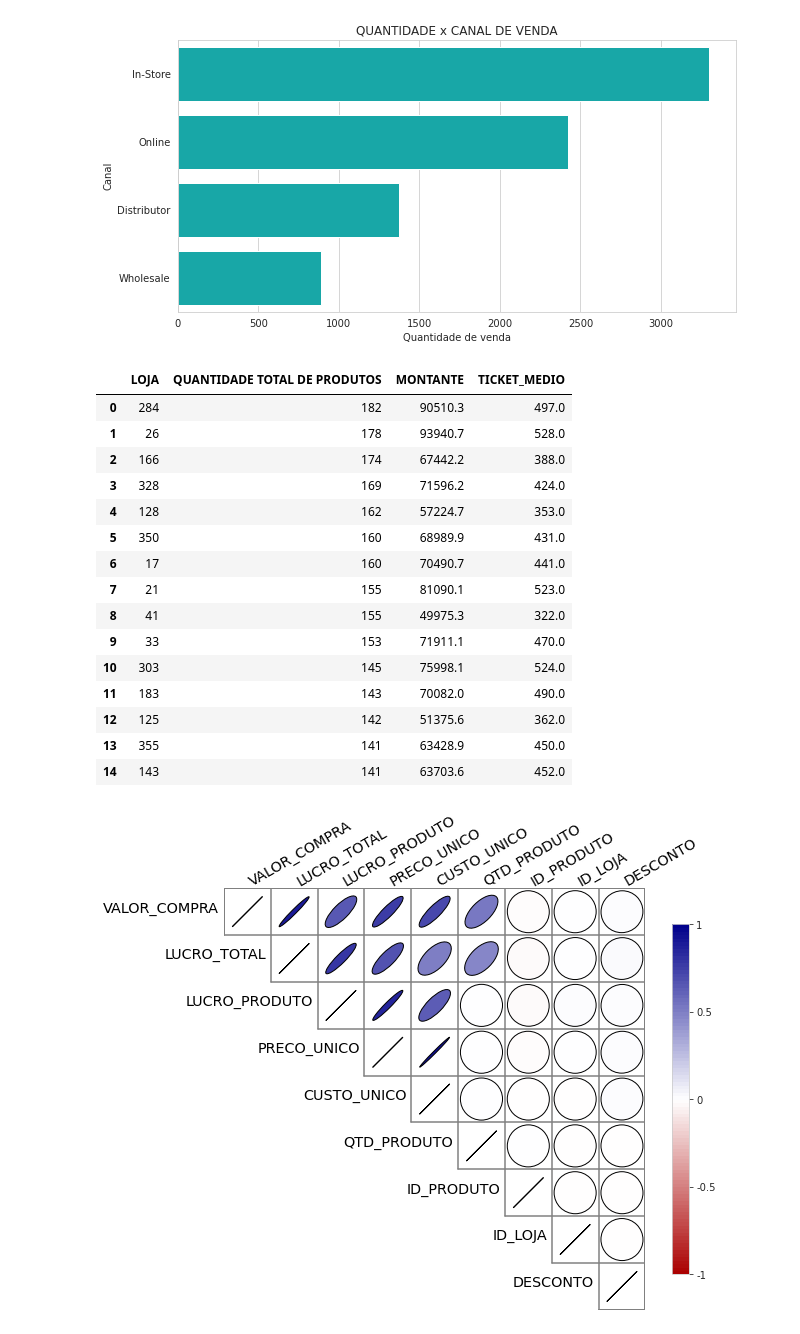
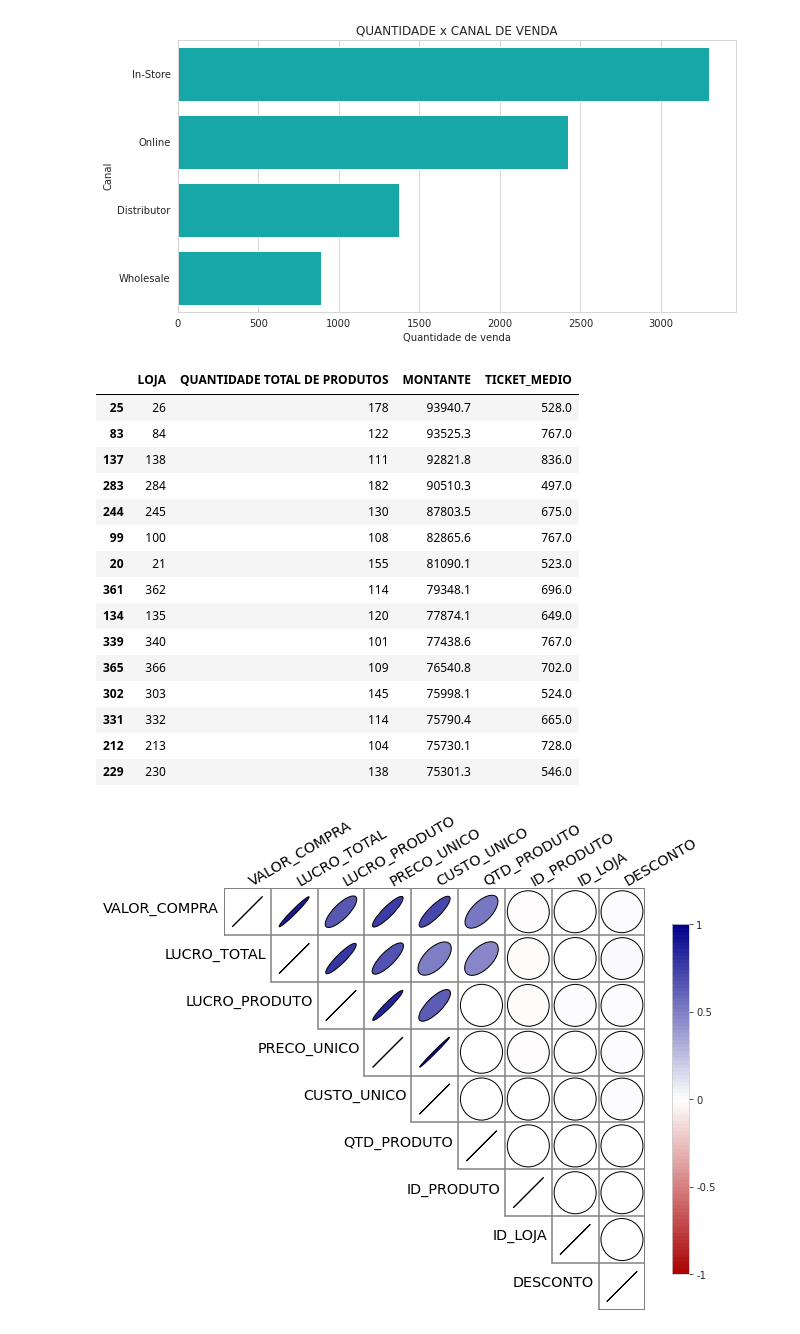
Before and after one commit to wander-asb/Estudos_ML, a Jupyter notebook: Sales.ipynb, the cells around one changed output. Saved outputs shown, nothing was run; the diff lists cells and outputs as text; code cells hidden in the pictures.

```diff
--- a/Sales.ipynb
+++ b/Sales.ipynb
@@ -113,30 +113,31 @@ ax
 # %%
 ranking_lojas = df.groupby("ID_LOJA").agg({
     'QTD_PRODUTO':'sum',
     'PRECO_UNICO':'sum',
-}).sort_values('QTD_PRODUTO',ascending = False).reset_index().rename(columns={'ID_LOJA':'LOJA',
+}).reset_index().rename(columns={'ID_LOJA':'LOJA',
                                                                                        'QTD_PRODUTO':'QUANTIDADE TOTAL DE PRODUTOS',
-                                                                                       'PRECO_UNICO':'MONTANTE'}).head(15)
+                                                                                       'PRECO_UNICO':'MONTANTE'})
 
 ranking_lojas['TICKET_MEDIO'] = round(ranking_lojas['MONTANTE'] / ranking_lojas['QUANTIDADE TOTAL DE PRODUTOS'])
+ranking_lojas = ranking_lojas.sort_values('MONTANTE',ascending = False).head(15)
 ranking_lojas
 # %% [output]
 |  | LOJA | QUANTIDADE TOTAL DE PRODUTOS | MONTANTE | TICKET_MEDIO |
-| 0 | 284 | 182 | 90510.3 | 497.0 |
-| 1 | 26 | 178 | 93940.7 | 528.0 |
-| 2 | 166 | 174 | 67442.2 | 388.0 |
-| 3 | 328 | 169 | 71596.2 | 424.0 |
-| 4 | 128 | 162 | 57224.7 | 353.0 |
-| 5 | 350 | 160 | 68989.9 | 431.0 |
-| 6 | 17 | 160 | 70490.7 | 441.0 |
-| 7 | 21 | 155 | 81090.1 | 523.0 |
-| 8 | 41 | 155 | 49975.3 | 322.0 |
-| 9 | 33 | 153 | 71911.1 | 470.0 |
-| 10 | 303 | 145 | 75998.1 | 524.0 |
-| 11 | 183 | 143 | 70082.0 | 490.0 |
-| 12 | 125 | 142 | 51375.6 | 362.0 |
-| 13 | 355 | 141 | 63428.9 | 450.0 |
-| 14 | 143 | 141 | 63703.6 | 452.0 |
+| 25 | 26 | 178 | 93940.7 | 528.0 |
+| 83 | 84 | 122 | 93525.3 | 767.0 |
+| 137 | 138 | 111 | 92821.8 | 836.0 |
+| 283 | 284 | 182 | 90510.3 | 497.0 |
+| 244 | 245 | 130 | 87803.5 | 675.0 |
+| 99 | 100 | 108 | 82865.6 | 767.0 |
+| 20 | 21 | 155 | 81090.1 | 523.0 |
+| 361 | 362 | 114 | 79348.1 | 696.0 |
+| 134 | 135 | 120 | 77874.1 | 649.0 |
+| 339 | 340 | 101 | 77438.6 | 767.0 |
+| 365 | 366 | 109 | 76540.8 | 702.0 |
+| 302 | 303 | 145 | 75998.1 | 524.0 |
+| 331 | 332 | 114 | 75790.4 | 665.0 |
+| 212 | 213 | 104 | 75730.1 | 728.0 |
+| 229 | 230 | 138 | 75301.3 | 546.0 |
 # %%
 from biokit.viz import corrplot
 corr_graf = corrplot.Corrplot(df.corr())
```
